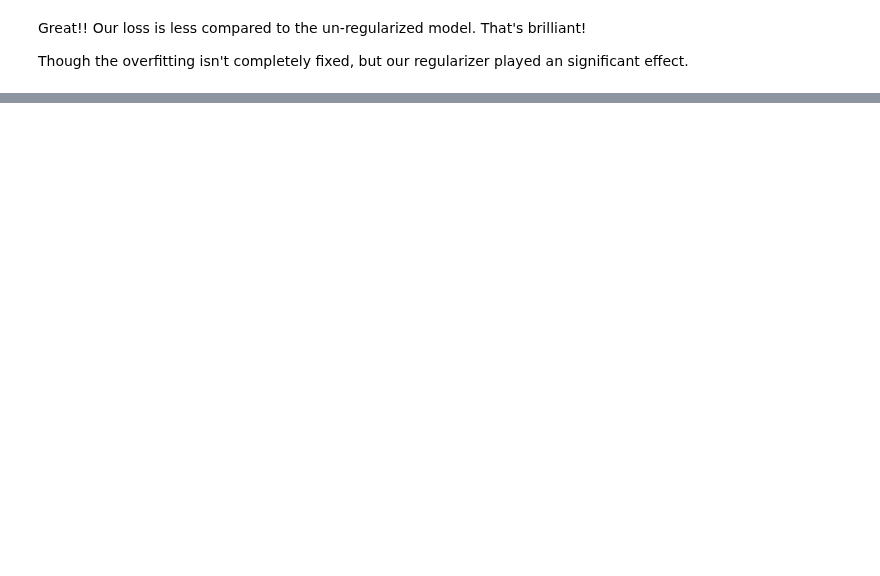
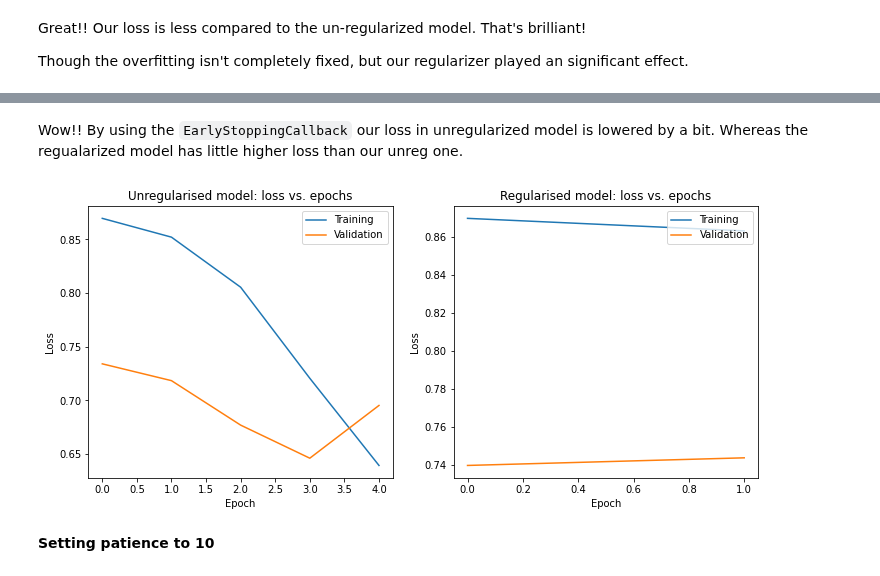
Before and after one commit to ashikshafi08/Learning_Tensorflow, a Jupyter notebook: Other Courses/Getting_Started_with_TensorFlow.ipynb, the cells around one changed output, grey strips where cells are left out. Drawn from its saved outputs; the diff is of its cells as text; code cells hidden in the pictures; blank space fills up the shorter version.

```diff
--- a/Other Courses/Getting_Started_with_TensorFlow.ipynb
+++ b/Other Courses/Getting_Started_with_TensorFlow.ipynb
@@ -710,0 +1259,5 @@ Though the overfitting isn't completely fixed, but our regularizer played an sig
+# %%
+# Fitting the model
+model.fit(train_data , train_targets , epochs = 3 ,
+          batch_size = 128 , verbose = False ,
+          callbacks = [TrainingCallback()])
@@ -710,0 +1653,15 @@ Though the overfitting isn't completely fixed, but our regularizer played an sig
+# %%
+# Now using the regularized model
+reg_model = get_model(1e-8 , 0.2)
+
+# Compiling the model
+reg_model.compile(loss = 'mae' ,
+                  optimizer = 'adam')
+
+# Fit the model
+reg_history = reg_model.fit(train_data , train_targets ,
+                            epochs = 100 ,
+                            validation_split = 0.15 ,
+                            batch_size = 64 ,
+                            verbose = False ,
+                            callbacks = [tf.keras.callbacks.EarlyStopping()])
@@ -710,0 +1675,32 @@ Though the overfitting isn't completely fixed, but our regularizer played an sig
+# %% [markdown]
+Wow!! By using the `EarlyStoppingCallback` our loss in unregularized model is lowered by a bit. Whereas the regualarized model has little higher loss than our unreg one.
+# %%
+# Plot the training and validation loss
+
+import matplotlib.pyplot as plt
+
+fig = plt.figure(figsize=(12, 5))
+
+fig.add_subplot(121)
+
+plt.plot(unreg_history.history['loss'])
+plt.plot(unreg_history.history['val_loss'])
+plt.title('Unregularised model: loss vs. epochs')
+plt.ylabel('Loss')
+plt.xlabel('Epoch')
+plt.legend(['Training', 'Validation'], loc='upper right')
+
+fig.add_subplot(122)
+
+plt.plot(reg_history.history['loss'])
+plt.plot(reg_history.history['val_loss'])
+plt.title('Regularised model: loss vs. epochs')
+plt.ylabel('Loss')
+plt.xlabel('Epoch')
+plt.legend(['Training', 'Validation'], loc='upper right')
+
+plt.show()
+# %% [output]
+[figure, added]
+# %% [markdown]
+**Setting patience to 10**
```
Also changed, not shown: parts of 114 cells of this notebook.
